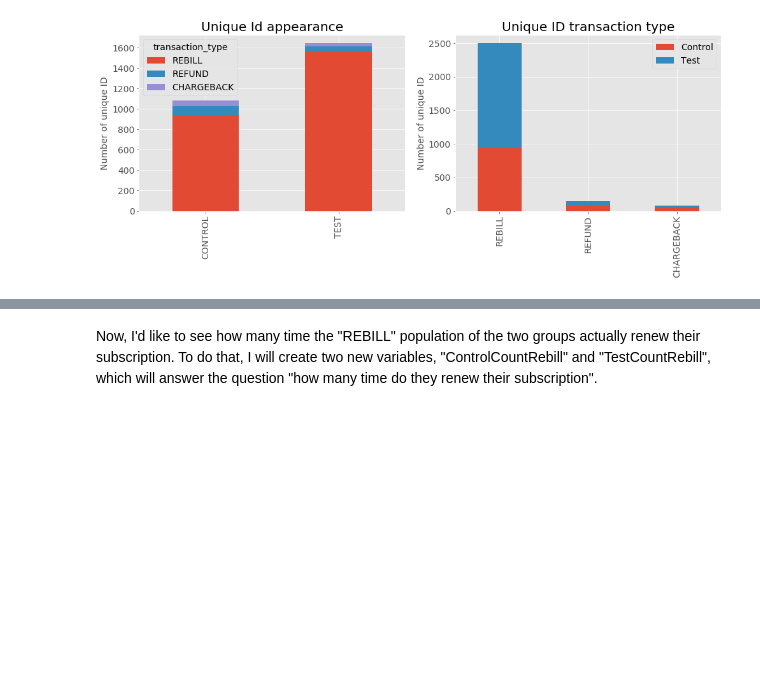
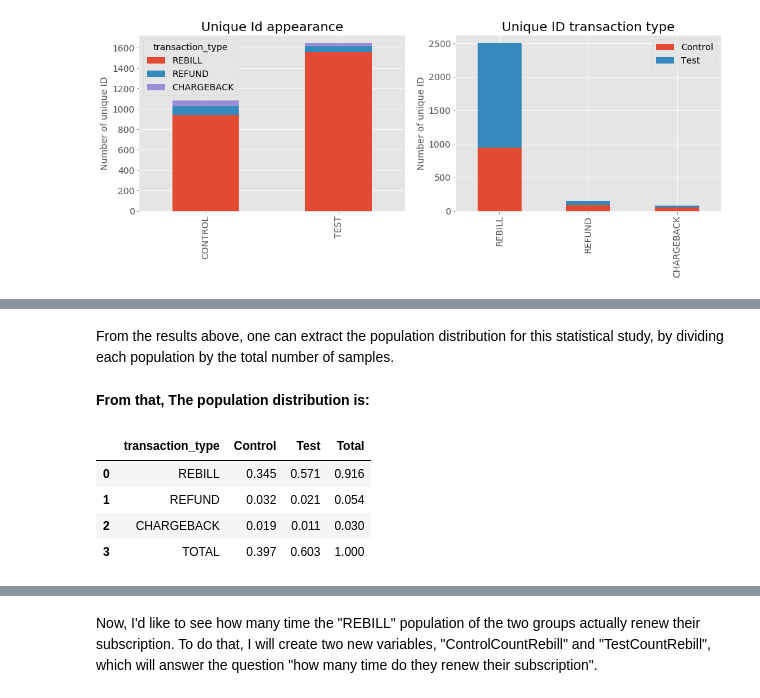
Before and after one commit to Ssuyk/DataScienceTest-Seedbox, a Jupyter notebook: SeedBox_DataScienceApplicationTest.ipynb, the cells around one changed output, grey strips where cells are left out. Cells and saved outputs as stored; diff of their text form; code cells hidden in the pictures; blank space fills up the shorter version.

```diff
--- a/SeedBox_DataScienceApplicationTest.ipynb
+++ b/SeedBox_DataScienceApplicationTest.ipynb
@@ -144,0 +173,4 @@ Control_Summary.iloc[1:3]
+# %%
+Group_Trans_Compare['Total'] = Group_Trans_Compare['Control'] +  Group_Trans_Compare['Test']
+print('Total number of unique ID for this experiment = %0f' %(Group_Trans_Compare['Total'].sum()))
+Group_Trans_Compare
@@ -144,0 +183,18 @@ Control_Summary.iloc[1:3]
+# %% [markdown]
+From the results above, one can extract the population distribution for this statistical study, by dividing each population by the total number of samples.
+# %%
+Group_distribution = Group_Trans_Compare.copy()
+Group_distribution.iloc[:,1:4]=Group_distribution.iloc[:,1:4]/Group_Trans_Compare['Total'].sum()
+# Add the sum of the different groups population.
+Group_distribution.loc[3,1:4] = list( Group_distribution.iloc[:,1:4].sum())
+Group_distribution.iloc[3,0] = 'TOTAL'
+# %% [markdown]
+**From that, The population distribution is:**
+# %%
+Group_distribution.round(3)
+# %% [output]
+|  | transaction_type | Control | Test | Total |
+| 0 | REBILL | 0.345 | 0.571 | 0.916 |
+| 1 | REFUND | 0.032 | 0.021 | 0.054 |
+| 2 | CHARGEBACK | 0.019 | 0.011 | 0.030 |
+| 3 | TOTAL | 0.397 | 0.603 | 1.000 |
```
Also changed, not shown: parts of 35 cells of this notebook.
